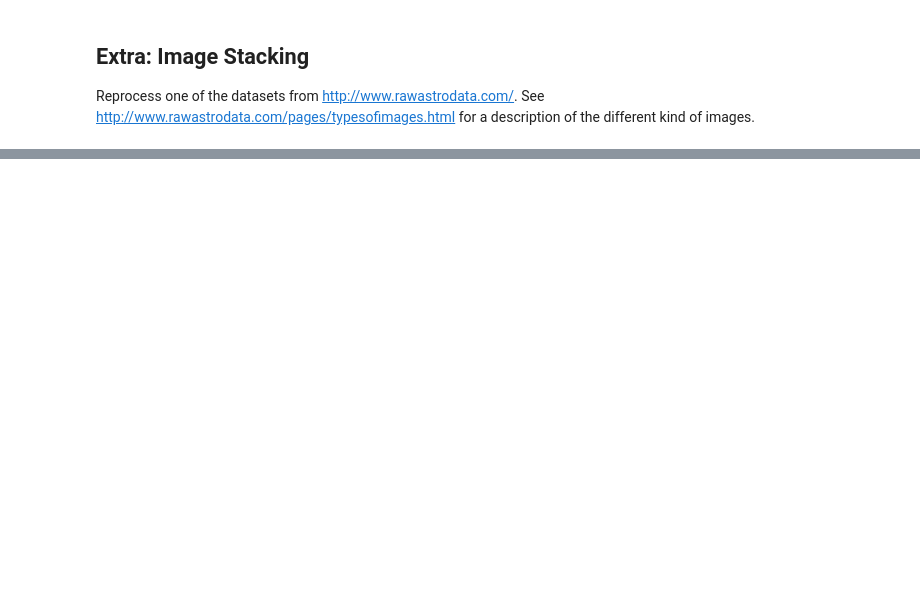
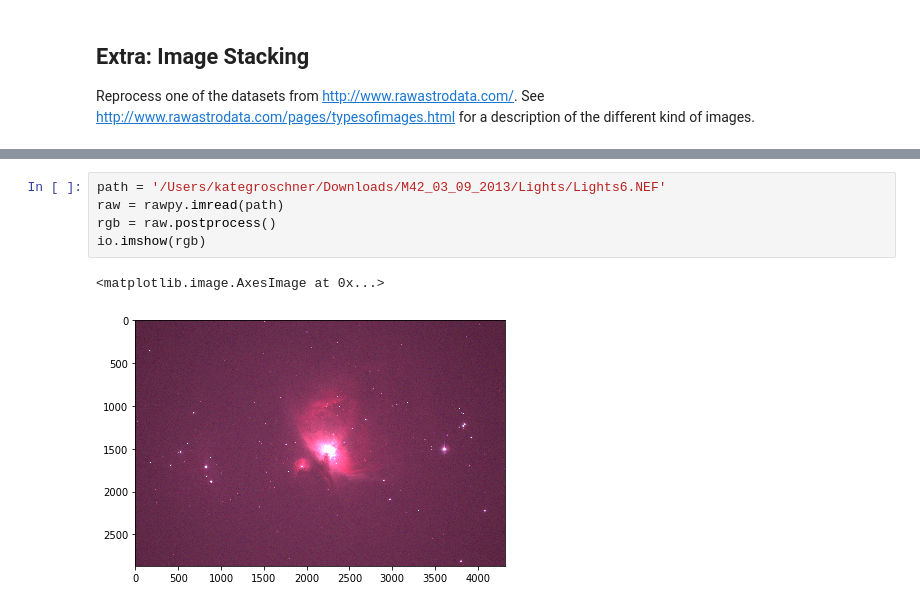
Before and after one commit to ckgrosch/groschner-python-ay250-homework, a Jupyter notebook: hw_7/hw_7.ipynb, the cells around one changed output, grey strips where cells are left out. Drawn from its saved outputs; the diff is of its cells as text; blank space fills up the shorter version.

```diff
--- a/hw_7/hw_7.ipynb
+++ b/hw_7/hw_7.ipynb
@@ -451,0 +498,8 @@ Reprocess one of the datasets from http://www.rawastrodata.com/.  See http://www
+# %%
+path = '/Users/kategroschner/Downloads/M42_03_09_2013/Lights/Lights6.NEF'
+raw = rawpy.imread(path)
+rgb = raw.postprocess()
+io.imshow(rgb)
+# %% [output]
+<matplotlib.image.AxesImage at 0x...>
+[figure, added]
```
Also changed, not shown: parts of 44 cells of this notebook, 3 other files.
